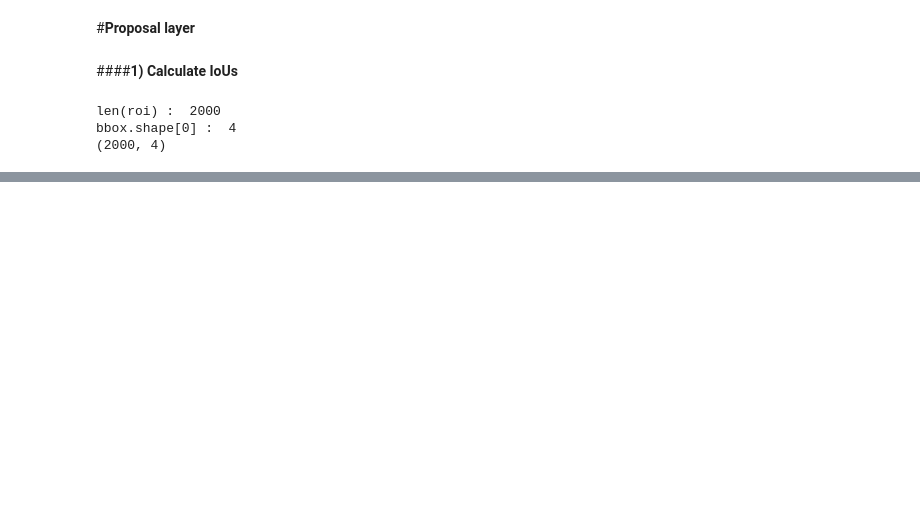
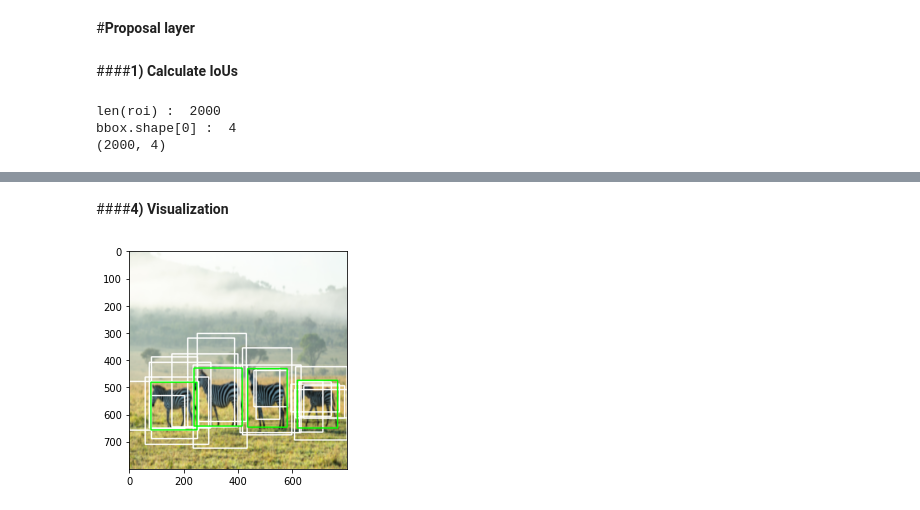
Before and after one commit to ajw1587/Pytorch_Study, a Jupyter notebook: Faster_R_CNN_RPN.ipynb, the cells around one changed output, grey strips where cells are left out. Drawn from its saved outputs; the diff is of its cells as text; code cells hidden in the pictures; blank space fills up the shorter version.

```diff
--- a/Faster_R_CNN_RPN.ipynb
+++ b/Faster_R_CNN_RPN.ipynb
@@ -946,0 +979,20 @@ print(pos_index)
+# %% [markdown]
+####**4) Visualization**
+# %%
+# display RoI samples with positive
+
+img_clone = np.copy(img)
+
+for i in range(pos_roi_per_this_image):
+  x1, y1, x2, y2 = roi[pos_index[i]].astype(int)
+  cv.rectangle(img_clone, (x1, y1), (x2, y2), color=(255,255,255),
+                thickness=3)
+
+for i in range(len(bbox)):
+  cv.rectangle(img_clone, (bbox[i][0], bbox[i][1]), (bbox[i][2], bbox[i][3]),
+                color = (0, 255, 0), thickness=3)
+
+plt.imshow(img_clone)
+plt.show()
+# %% [output]
+[figure, added]
```
Also changed, not shown: parts of 41 cells of this notebook.
